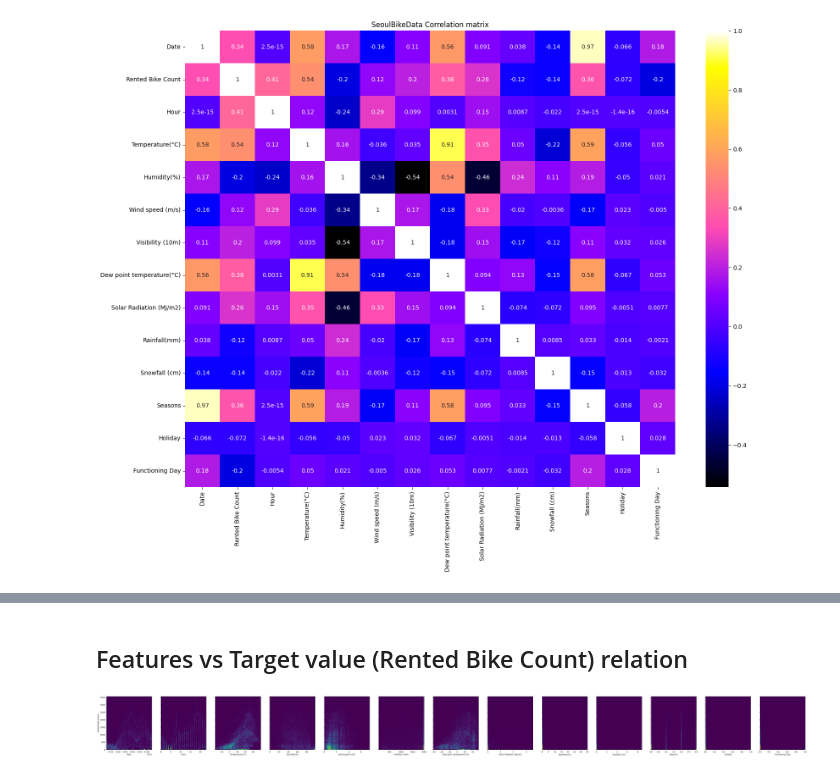
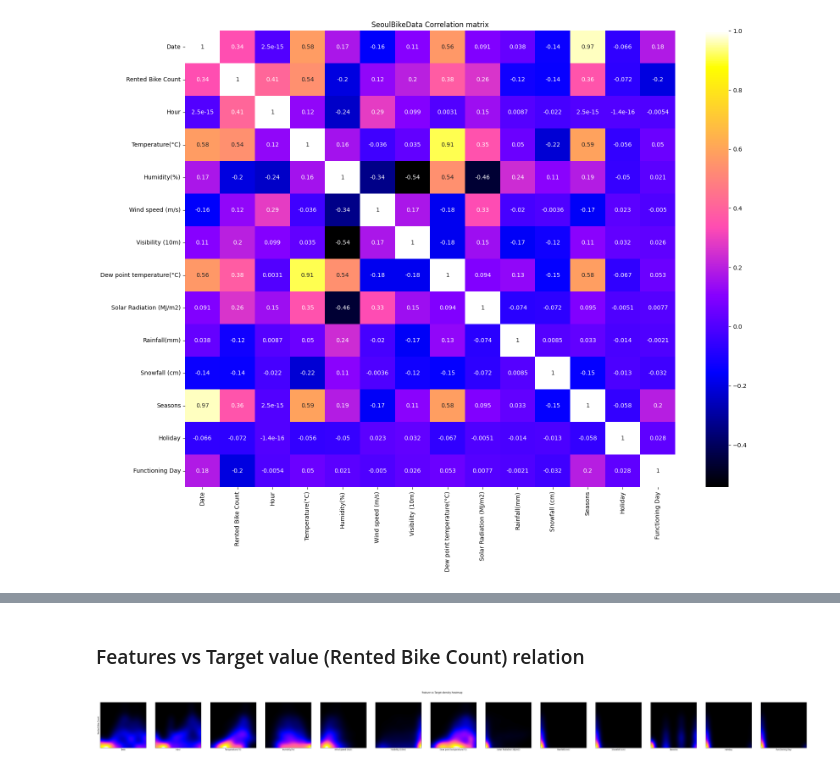
Before and after one commit to IvanGomez37/Final-Project-FoML, a Jupyter notebook: seoul_bike.ipynb, the cells around one changed output, grey strips where cells are left out. Drawn from its saved outputs; the diff is of its cells as text; code cells hidden in the pictures.

```diff
--- a/seoul_bike.ipynb
+++ b/seoul_bike.ipynb
@@ -187,26 +286,33 @@ plt.show()
 # %% [markdown]
-## Features vs Target value (Rented Bike Count) relation
+### Features vs Target value (Rented Bike Count) relation
 # %%
-# Function to generate 2d histograms of features vs target
-def features_target_plot(data_features, data_target):
+from scipy.ndimage import gaussian_filter
+
+# Function to generate heatmaps of features vs target
+def features_target_plot(data_features, data_target, s, bins = 1000):
     # Number of features
     num_col = data_features.shape[1]
 
     # Creating subplots
-    fig, axs = plt.subplots(1, num_col, figsize=(num_col * 5, 5), sharey=True)
+    fig, axs = plt.subplots(1, num_col, figsize=(num_col * 5, 5))
 
     # Plotting for each feature
     for i, col_name_i in zip(range(num_col), data_features.columns):
-        # 2D histogram plotting
-        axs[i].hist2d(data_features[col_name_i], data_target, bins = 80)
+        # Heatmap plotting
+        heatmap, x, y = np.histogram2d(data_features[col_name_i], data_target, bins = bins)
+        heatmap = gaussian_filter(heatmap, sigma = s)
+        axs[i].imshow(heatmap.T, origin='lower', cmap = 'gnuplot2')
+        axs[i].axes.yaxis.set_ticks([])
+        axs[i].axes.xaxis.set_ticks([])
 
         # Setting rows and columns shared labels
         if i == 0: axs[i].set_ylabel(data_target.name)
         axs[i].set_xlabel(col_name_i)
     return fig
 
-# Plotting features vs target 2D histograms
-features_target = features_target_plot(SeoulBikeData_features, SeoulBikeData_target)
+# Plotting features vs target heatmaps
+features_target = features_target_plot(SeoulBikeData_features, SeoulBikeData_target, 64)
+plt.suptitle("Feature vs Target density heatmap")
 plt.show()
 # %% [output]
-[figure, old version]
+[figure, new version]
```
Also changed, not shown: parts of 12 cells of this notebook.
